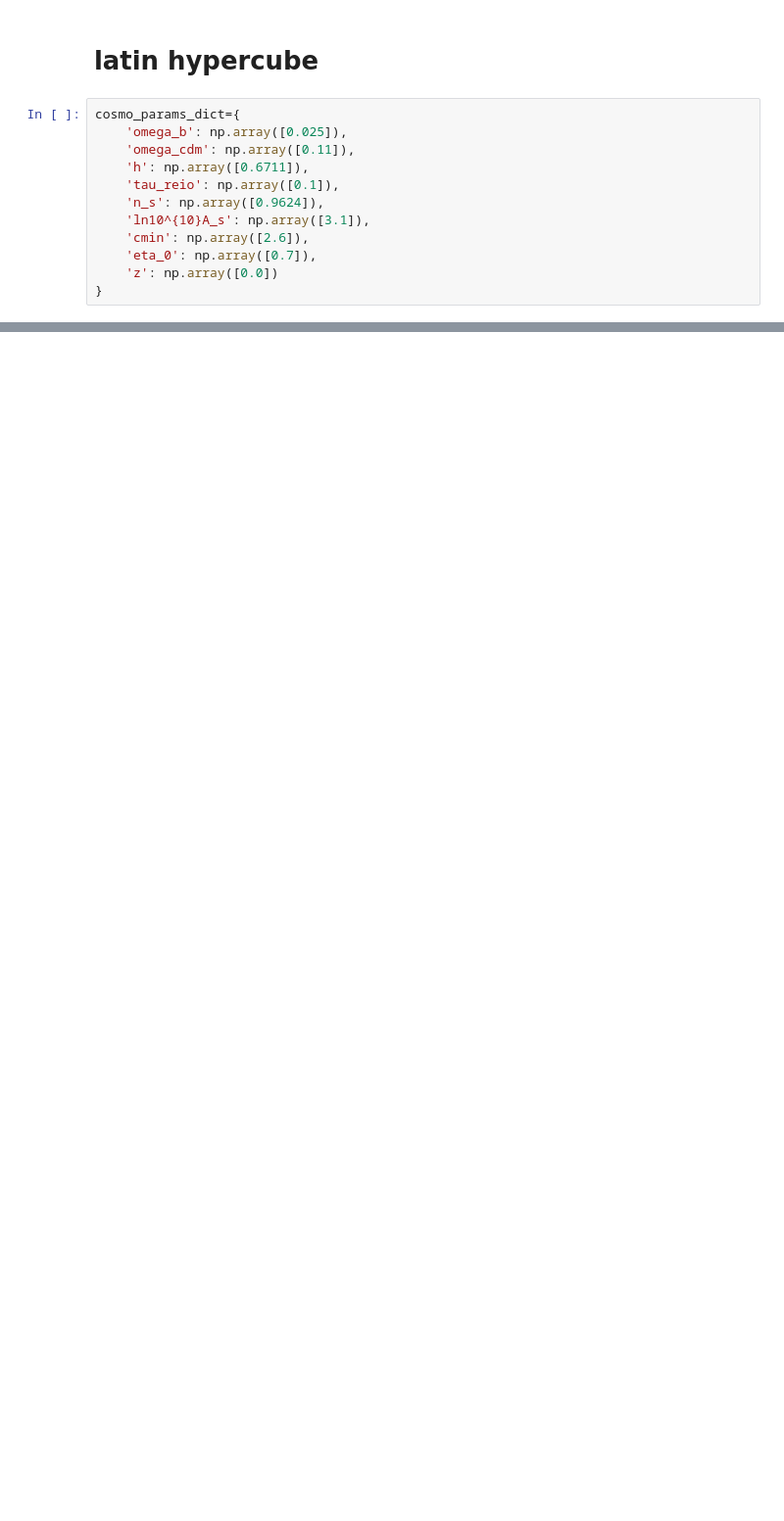
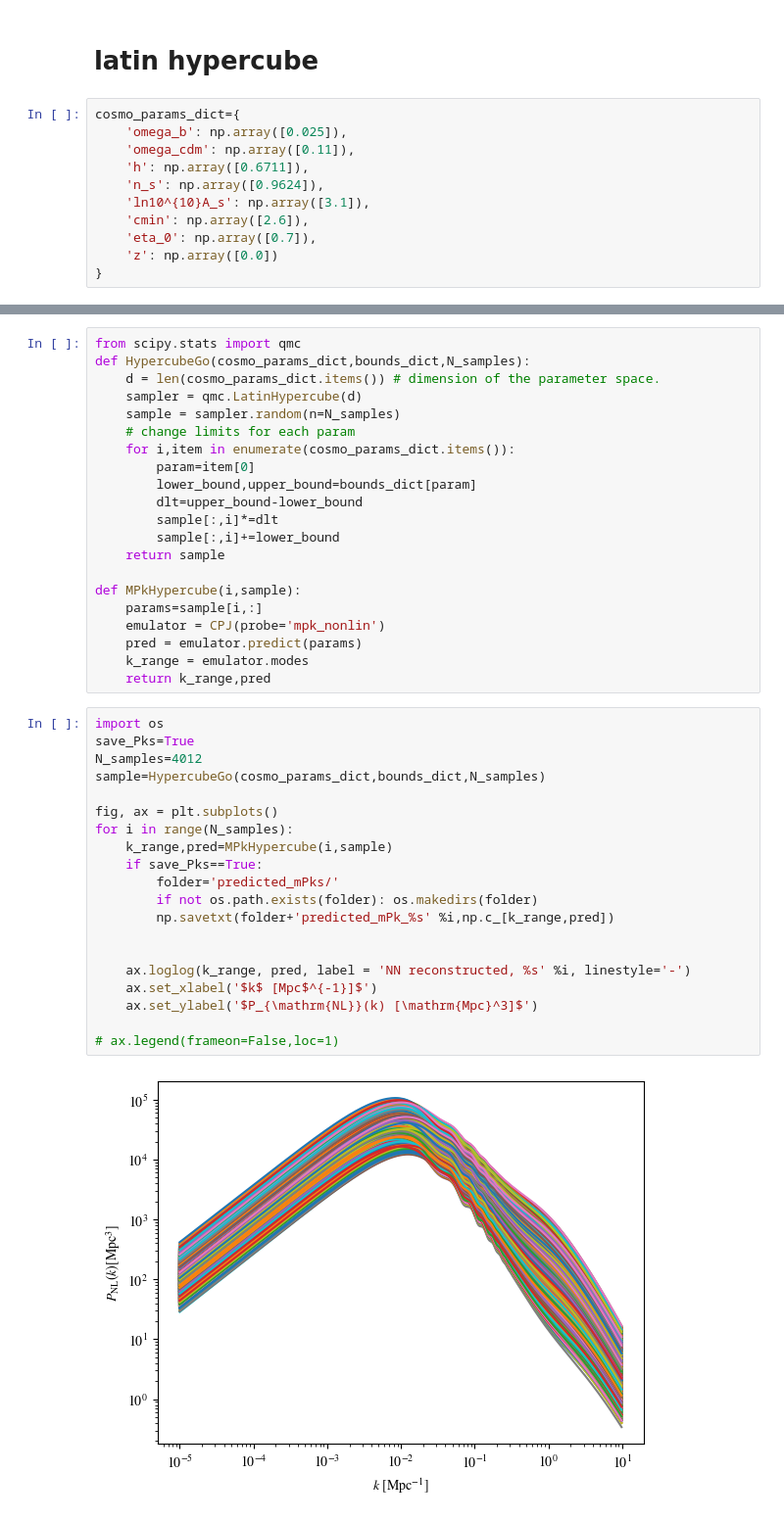
Before and after one commit to davidesciotti/AstroDat, a Jupyter notebook: power_spectrum_beth.ipynb, the cells around one changed output, grey strips where cells are left out. Shown at 98% size. Drawn from its saved outputs; the diff is of its cells as text; blank space fills up the shorter version.

Commit message:
latin hypercube, generate sample mPks

```diff
--- a/power_spectrum_beth.ipynb
+++ b/power_spectrum_beth.ipynb
@@ -54,7 +54,6 @@ cosmo_params_dict={
     'omega_b': np.array([0.025]),
     'omega_cdm': np.array([0.11]),
     'h': np.array([0.6711]),
-    'tau_reio': np.array([0.1]),
     'n_s': np.array([0.9624]),
     'ln10^{10}A_s': np.array([3.1]),
     'cmin': np.array([2.6]),
@@ -86,3 +87,46 @@ for i,item in enumerate(cosmo_params_dict.items()):
     sample[:,i]*=dlt
     sample[:,i]+=lower_bound
     # print(lower_bound,upper_bound,sample[:,i])
+# %%
+from scipy.stats import qmc
+def HypercubeGo(cosmo_params_dict,bounds_dict,N_samples):
+    d = len(cosmo_params_dict.items()) # dimension of the parameter space.
+    sampler = qmc.LatinHypercube(d)
+    sample = sampler.random(n=N_samples)
+    # change limits for each param
+    for i,item in enumerate(cosmo_params_dict.items()):
+        param=item[0]
+        lower_bound,upper_bound=bounds_dict[param]
+        dlt=upper_bound-lower_bound
+        sample[:,i]*=dlt
+        sample[:,i]+=lower_bound
+    return sample
+
+def MPkHypercube(i,sample):
+    params=sample[i,:]
+    emulator = CPJ(probe='mpk_nonlin')
+    pred = emulator.predict(params)
+    k_range = emulator.modes
+    return k_range,pred
+# %%
+import os
+save_Pks=True
+N_samples=4012
+sample=HypercubeGo(cosmo_params_dict,bounds_dict,N_samples)
+
+fig, ax = plt.subplots()
+for i in range(N_samples):
+    k_range,pred=MPkHypercube(i,sample)
+    if save_Pks==True:
+        folder='predicted_mPks/'
+        if not os.path.exists(folder): os.makedirs(folder)
+        np.savetxt(folder+'predicted_mPk_%s' %i,np.c_[k_range,pred])
+
+
+    ax.loglog(k_range, pred, label = 'NN reconstructed, %s' %i, linestyle='-')
+    ax.set_xlabel('$k$ [Mpc$^{-1}]$')
+    ax.set_ylabel('$P_{\mathrm{NL}}(k) [\mathrm{Mpc}^3]$')
+
+# ax.legend(frameon=False,loc=1)
+# %% [output]
+[figure, added]
```
Also changed, not shown: parts of 2 cells of this notebook.
